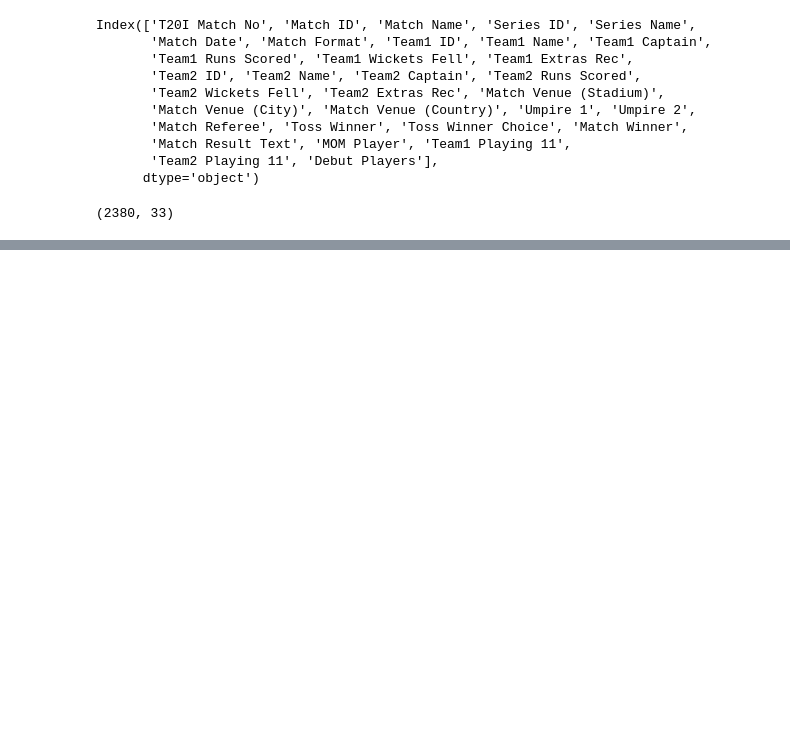
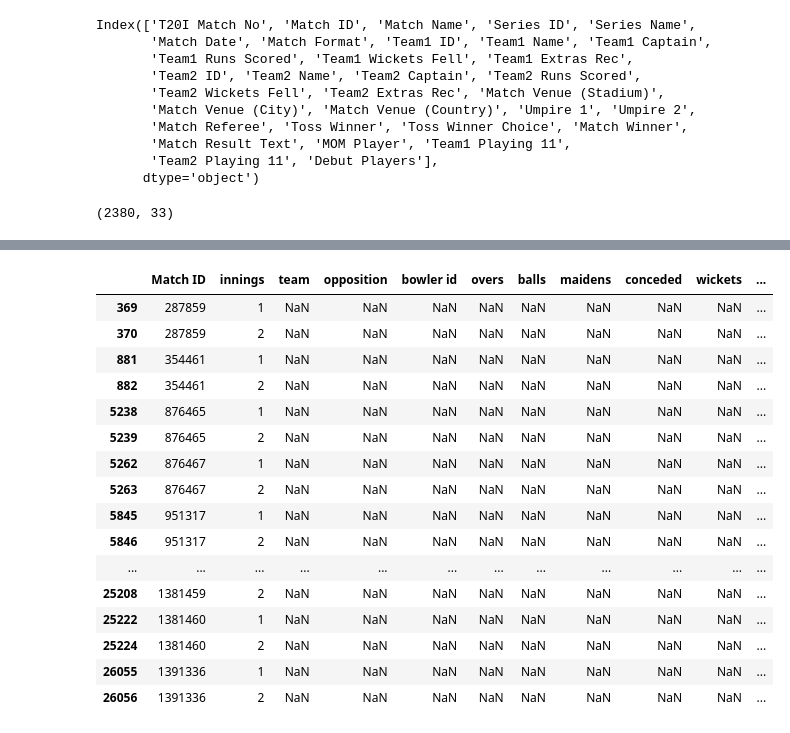
Before and after one commit to ali-bin-kashif/T20-Internationals-Dataset-EDA, a Jupyter notebook: eda-t20i-cricket.ipynb, the cells around one changed output, grey strips where cells are left out. Cells and saved outputs as stored; diff of their text form; code cells hidden in the pictures; blank space fills up the shorter version.

```diff
--- a/eda-t20i-cricket.ipynb
+++ b/eda-t20i-cricket.ipynb
@@ -56,0 +397,21 @@ matches_data.shape
+# %%
+# Verying Null rows
+bowling_data[bowling_data['team'].isna()]
+# %% [output]
+|  | Match ID | innings | team | opposition | bowler id | overs | balls | maidens | conceded | wickets | ... |
+| 369 | 287859 | 1 | NaN | NaN | NaN | NaN | NaN | NaN | NaN | NaN | ... |
+| 370 | 287859 | 2 | NaN | NaN | NaN | NaN | NaN | NaN | NaN | NaN | ... |
+| 881 | 354461 | 1 | NaN | NaN | NaN | NaN | NaN | NaN | NaN | NaN | ... |
+| 882 | 354461 | 2 | NaN | NaN | NaN | NaN | NaN | NaN | NaN | NaN | ... |
+| 5238 | 876465 | 1 | NaN | NaN | NaN | NaN | NaN | NaN | NaN | NaN | ... |
+| 5239 | 876465 | 2 | NaN | NaN | NaN | NaN | NaN | NaN | NaN | NaN | ... |
+| 5262 | 876467 | 1 | NaN | NaN | NaN | NaN | NaN | NaN | NaN | NaN | ... |
+| 5263 | 876467 | 2 | NaN | NaN | NaN | NaN | NaN | NaN | NaN | NaN | ... |
+| 5845 | 951317 | 1 | NaN | NaN | NaN | NaN | NaN | NaN | NaN | NaN | ... |
+| 5846 | 951317 | 2 | NaN | NaN | NaN | NaN | NaN | NaN | NaN | NaN | ... |
+| ... | ... | ... | ... | ... | ... | ... | ... | ... | ... | ... | ... |
+| 25208 | 1381459 | 2 | NaN | NaN | NaN | NaN | NaN | NaN | NaN | NaN | ... |
+| 25222 | 1381460 | 1 | NaN | NaN | NaN | NaN | NaN | NaN | NaN | NaN | ... |
+| 25224 | 1381460 | 2 | NaN | NaN | NaN | NaN | NaN | NaN | NaN | NaN | ... |
+| 26055 | 1391336 | 1 | NaN | NaN | NaN | NaN | NaN | NaN | NaN | NaN | ... |
+| 26056 | 1391336 | 2 | NaN | NaN | NaN | NaN | NaN | NaN | NaN | NaN | ... |
```
Also changed, not shown: parts of 40 cells of this notebook.
